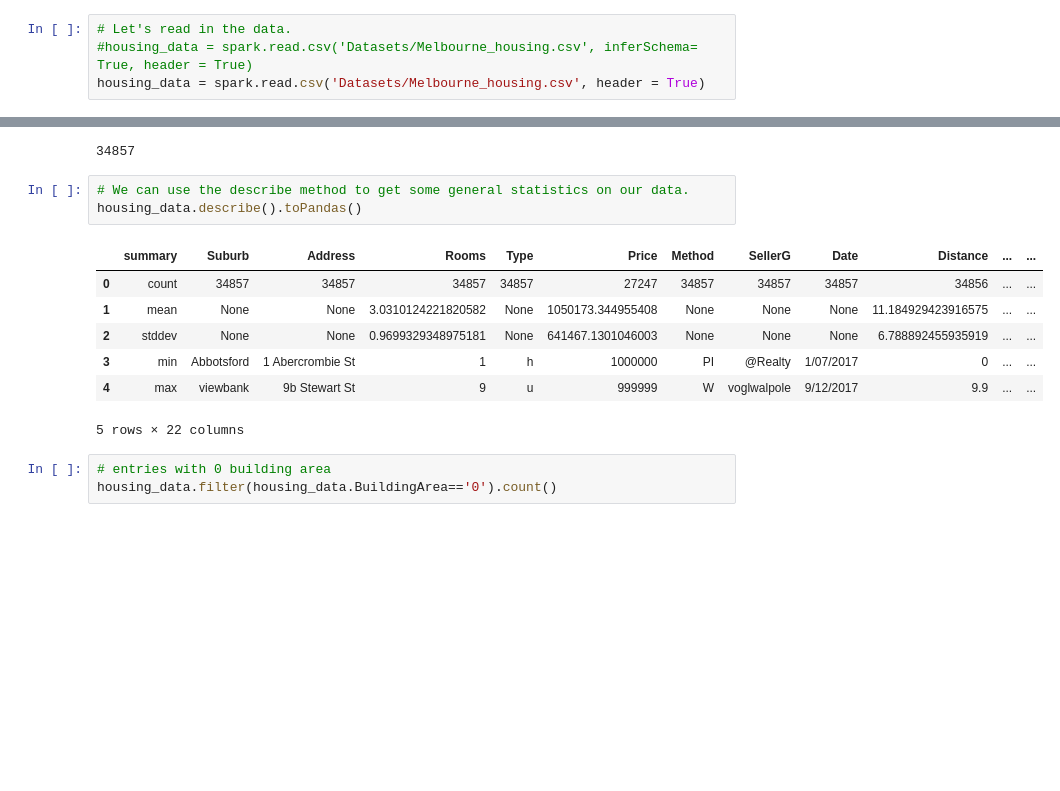
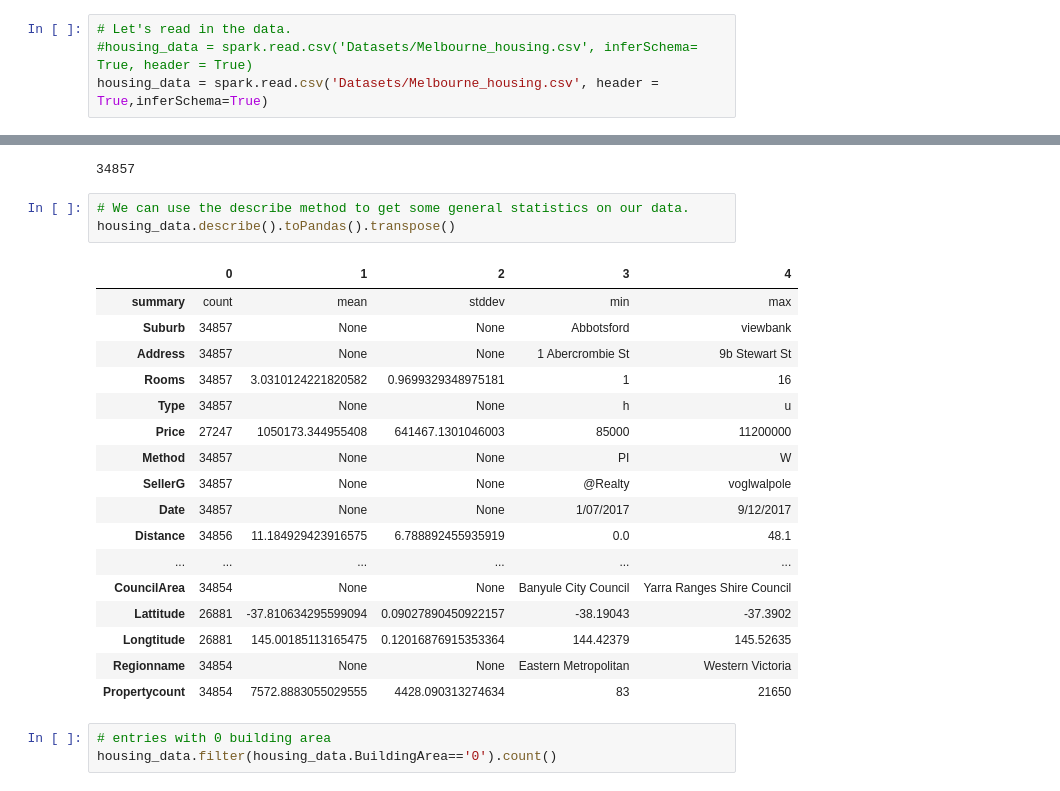
Before and after one commit to misl938/BDAS_misl938, a Jupyter notebook: Iteration4_misl938.ipynb, the cells around one changed output, grey strips where cells are left out. Cells and saved outputs as stored; diff of their text form; blank space fills up the shorter version.

```diff
--- a/Iteration4_misl938.ipynb
+++ b/Iteration4_misl938.ipynb
@@ -26,7 +24,7 @@ import seaborn as sns
 # %%
 # Let's read in the data.
 #housing_data = spark.read.csv('Datasets/Melbourne_housing.csv', inferSchema= True, header = True)
-housing_data = spark.read.csv('Datasets/Melbourne_housing.csv', header = True)
+housing_data = spark.read.csv('Datasets/Melbourne_housing.csv', header = True,inferSchema=True)
 # %%
 # The show method allows us to visualise DataFrames.
 housing_data.show()
@@ -98,15 +90,25 @@ housing_data.count()
 34857
 # %%
 # We can use the describe method to get some general statistics on our data.
-housing_data.describe().toPandas()
+housing_data.describe().toPandas().transpose()
 # %% [output]
-|  | summary | Suburb | Address | Rooms | Type | Price | Method | SellerG | Date | Distance | ... | ... |
-| 0 | count | 34857 | 34857 | 34857 | 34857 | 27247 | 34857 | 34857 | 34857 | 34856 | ... | ... |
-| 1 | mean | None | None | 3.0310124221820582 | None | 1050173.344955408 | None | None | None | 11.184929423916575 | ... | ... |
-| 2 | stddev | None | None | 0.9699329348975181 | None | 641467.1301046003 | None | None | None | 6.788892455935919 | ... | ... |
-| 3 | min | Abbotsford | 1 Abercrombie St | 1 | h | 1000000 | PI | @Realty | 1/07/2017 | 0 | ... | ... |
-| 4 | max | viewbank | 9b Stewart St | 9 | u | 999999 | W | voglwalpole | 9/12/2017 | 9.9 | ... | ... |
+|  | 0 | 1 | 2 | 3 | 4 |
+| summary | count | mean | stddev | min | max |
+| Suburb | 34857 | None | None | Abbotsford | viewbank |
+| Address | 34857 | None | None | 1 Abercrombie St | 9b Stewart St |
+| Rooms | 34857 | 3.0310124221820582 | 0.9699329348975181 | 1 | 16 |
+| Type | 34857 | None | None | h | u |
+| Price | 27247 | 1050173.344955408 | 641467.1301046003 | 85000 | 11200000 |
+| Method | 34857 | None | None | PI | W |
+| SellerG | 34857 | None | None | @Realty | voglwalpole |
+| Date | 34857 | None | None | 1/07/2017 | 9/12/2017 |
+| Distance | 34856 | 11.184929423916575 | 6.788892455935919 | 0.0 | 48.1 |
+| ... | ... | ... | ... | ... | ... |
+| CouncilArea | 34854 | None | None | Banyule City Council | Yarra Ranges Shire Council |
+| Lattitude | 26881 | -37.810634295599094 | 0.09027890450922157 | -38.19043 | -37.3902 |
+| Longtitude | 26881 | 145.00185113165475 | 0.12016876915353364 | 144.42379 | 145.52635 |
+| Regionname | 34854 | None | None | Eastern Metropolitan | Western Victoria |
+| Propertycount | 34854 | 7572.8883055029555 | 4428.090313274634 | 83 | 21650 |
-5 rows × 22 columns
 # %%
 # entries with 0 building area
 housing_data.filter(housing_data.BuildingArea=='0').count()
```
Also changed, not shown: parts of 24 cells of this notebook.
